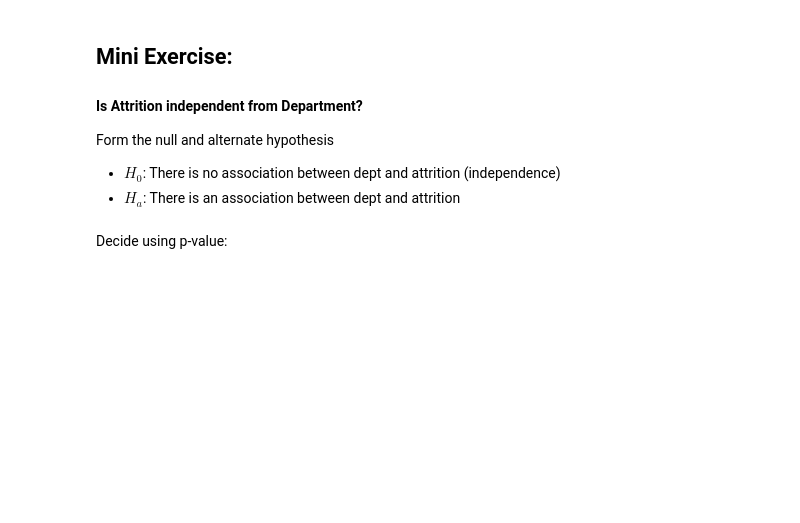
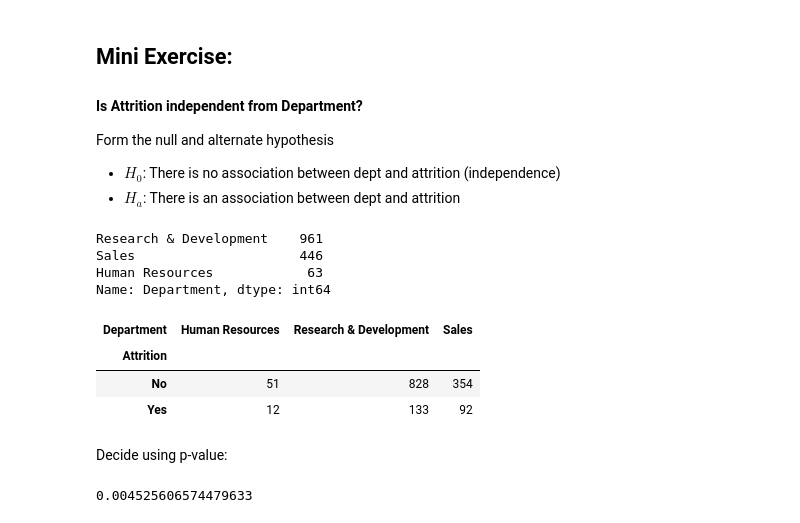
Before and after one commit to CodeupClassroom/germain-statistics-exercises, a Jupyter notebook: Chi_squared_intro.ipynb, the cells around one changed output. Saved outputs shown, nothing was run; the diff lists cells and outputs as text; code cells hidden in the pictures; blank space fills up the shorter version.

```diff
--- a/Chi_squared_intro.ipynb
+++ b/Chi_squared_intro.ipynb
@@ -126,7 +224,21 @@ Form the null and alternate hypothesis
 - $H_a$: There is an association between dept and attrition
 # %%
 # how many categories we have in 'Department' column? (hint: value_counts())
+df.Department.value_counts()
+# %% [output]
+Research & Development    961
+Sales                     446
+Human Resources            63
+Name: Department, dtype: int64
 # %%
-# crosstab for observed values between Attrition and Depts
+# crosstab for observed values between Attrition and Dept
+
+observed = pd.crosstab(df.Attrition, df.Department)
+observed
+# %% [output]
+| Department | Human Resources | Research & Development | Sales |
+| Attrition |  |  |  |
+| No | 51 | 828 | 354 |
+| Yes | 12 | 133 | 92 |
 # %%
 # use stats.chi2_contingency test
@@ -133,2 +247,6 @@ Form the null and alternate hypothesis
 # %% [markdown]
 Decide using p-value:
+# %%
+p
+# %% [output]
+0.004525606574479633
```
Also changed, not shown: parts of 16 cells of this notebook.
